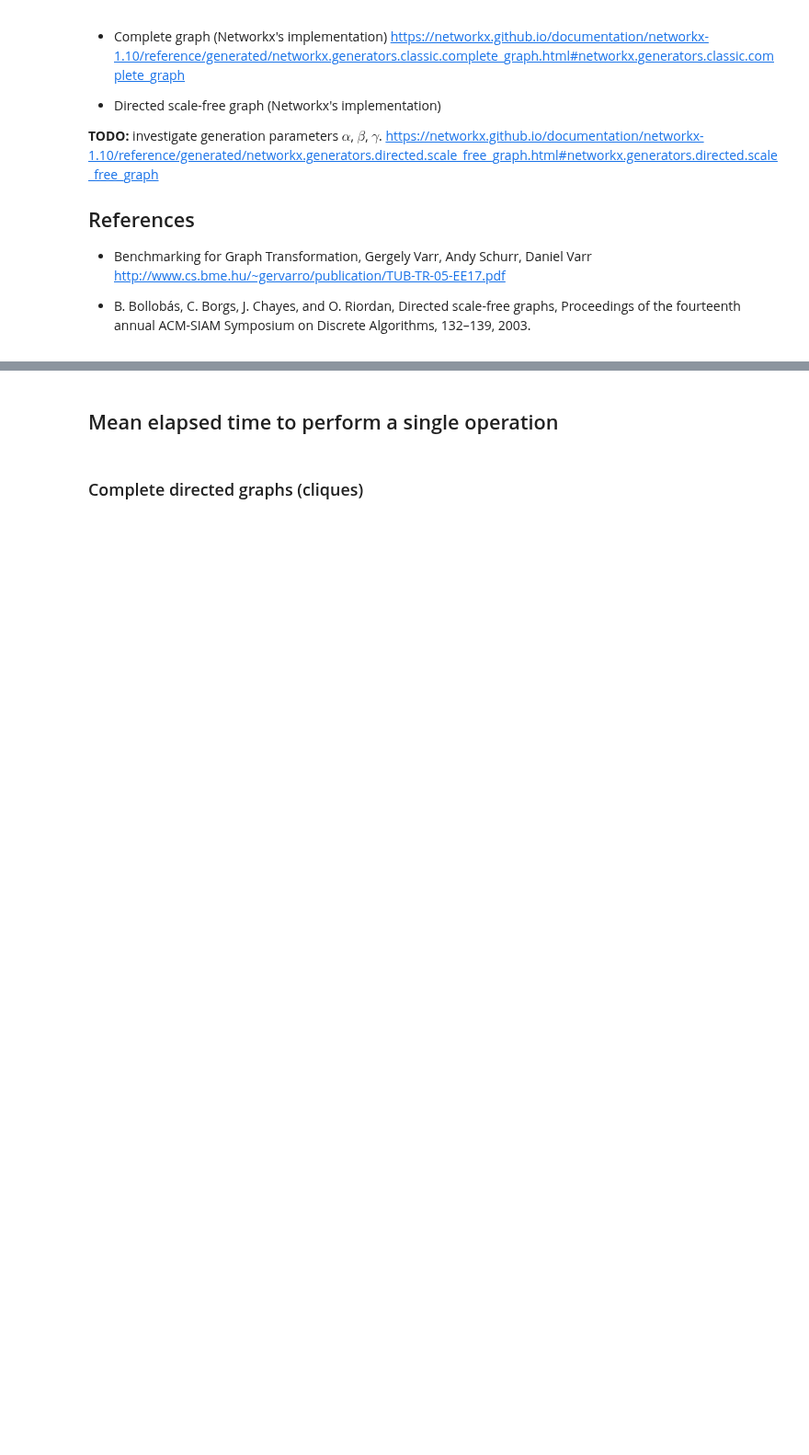
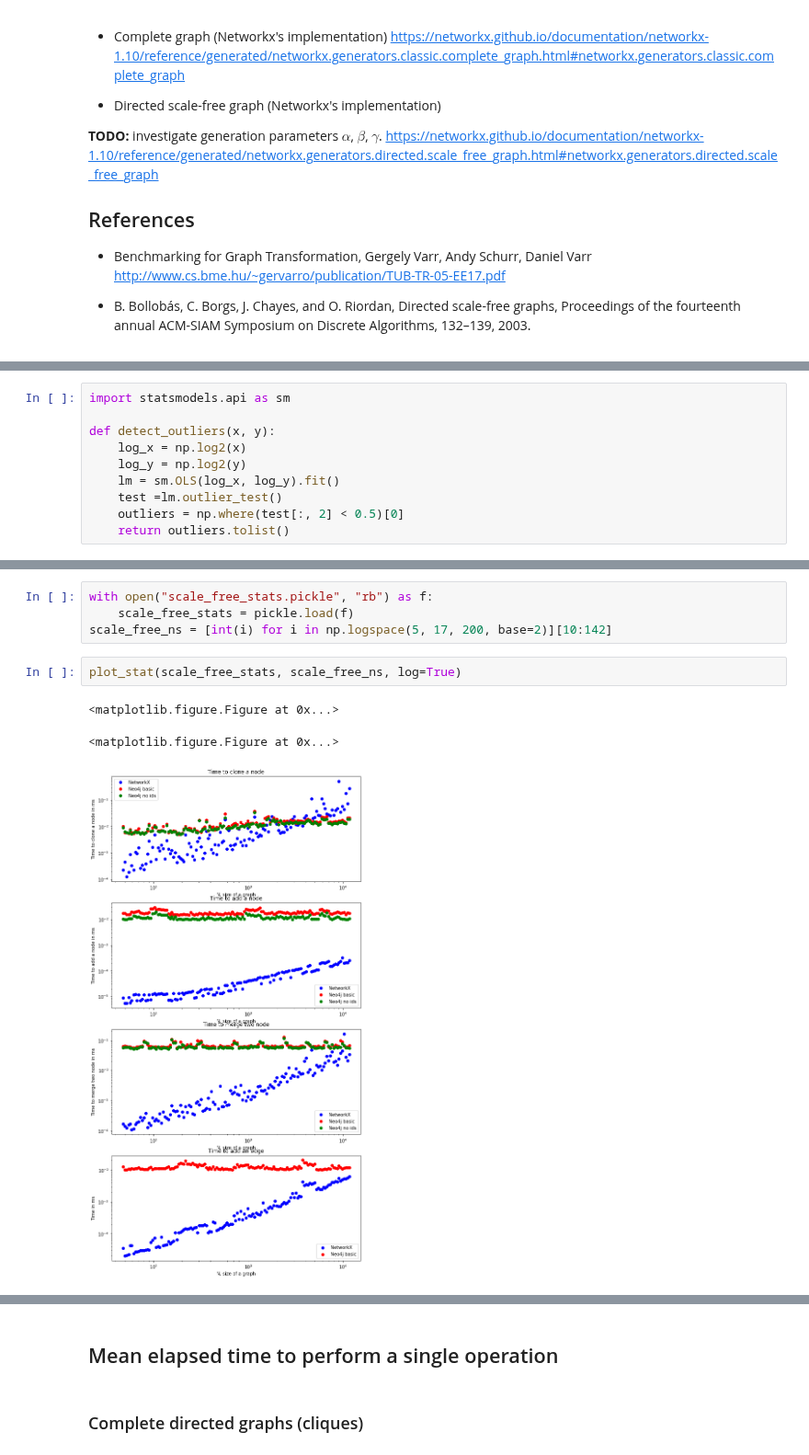
Before and after one commit to Kappa-Dev/ReGraph, a Jupyter notebook: examples/Benchmark.ipynb, the cells around one changed output, grey strips where cells are left out. Shown at 92% size. Drawn from its saved outputs; the diff is of its cells as text; blank space fills up the shorter version.

```diff
--- a/examples/Benchmark.ipynb
+++ b/examples/Benchmark.ipynb
@@ -48,0 +364,10 @@ from regraph.neo4j.cypher_utils import *
+# %%
+import statsmodels.api as sm
+
+def detect_outliers(x, y):
+    log_x = np.log2(x)
+    log_y = np.log2(y)
+    lm = sm.OLS(log_x, log_y).fit()
+    test =lm.outlier_test()
+    outliers = np.where(test[:, 2] < 0.5)[0]
+    return outliers.tolist()
@@ -48,0 +627,10 @@ from regraph.neo4j.cypher_utils import *
+# %%
+with open("scale_free_stats.pickle", "rb") as f:
+    scale_free_stats = pickle.load(f)
+scale_free_ns = [int(i) for i in np.logspace(5, 17, 200, base=2)][10:142]
+# %%
+plot_stat(scale_free_stats, scale_free_ns, log=True)
+# %% [output]
+<matplotlib.figure.Figure at 0x...>
+<matplotlib.figure.Figure at 0x...>
+[figure, added]
```
Also changed, not shown: parts of 17 cells of this notebook, 1 other file.
